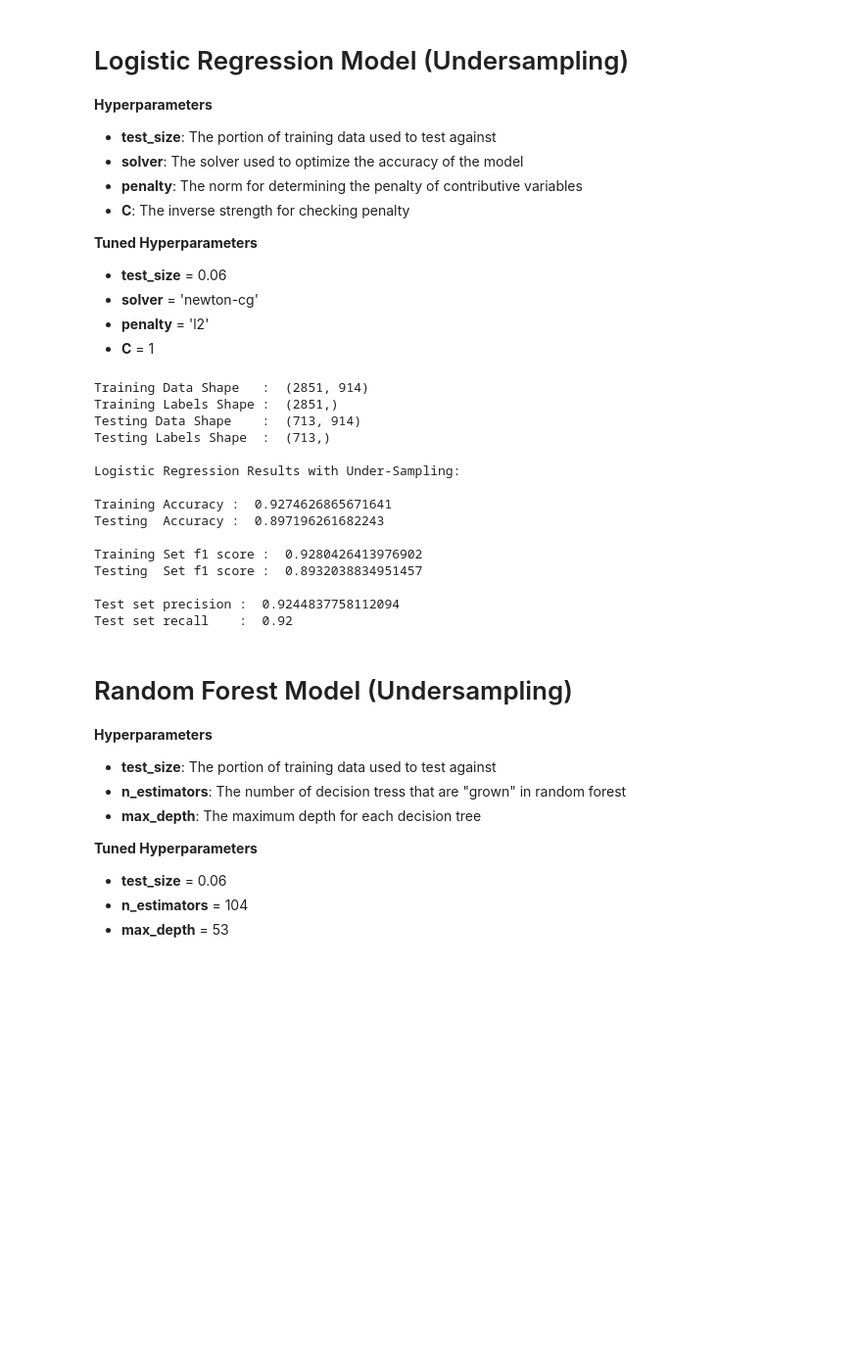
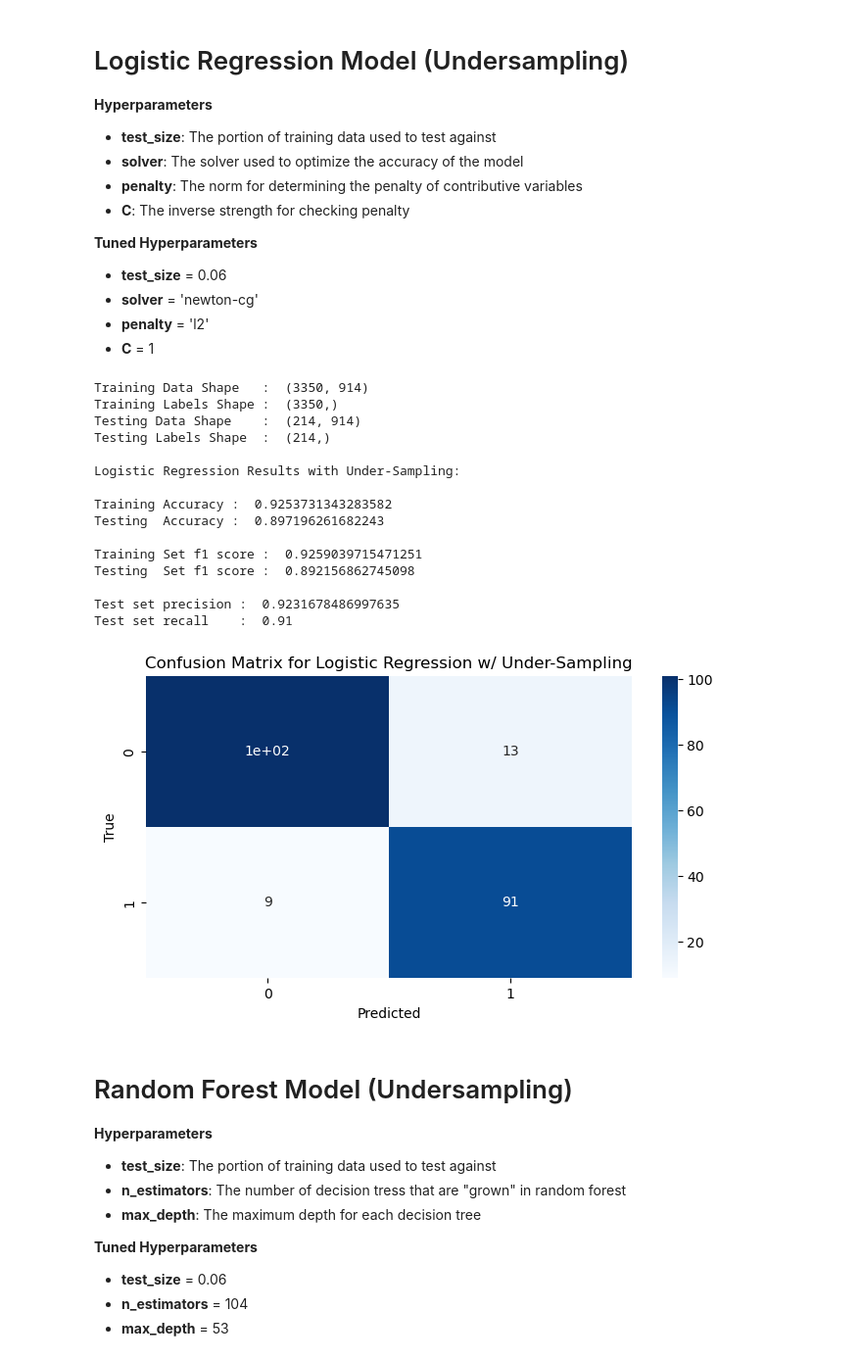
Before and after one commit to jalikens/CS484-DMA, a Jupyter notebook: Models.ipynb, the cells around one changed output. Shown: that part at 98% size. Saved outputs shown, nothing was run; the diff lists cells and outputs as text; code cells hidden in the pictures; blank space fills up the shorter version.

Commit message:
Added confusion matrix and KNN

```diff
--- a/Models.ipynb
+++ b/Models.ipynb
@@ -142,6 +142,0 @@ X.head()
-# %%
-pca = PCA(n_components=20)
-pca.fit(X)
-X_pca = pca.transform(X)
-X_pca = pd.DataFrame(X_pca)
-X_pca.head()
@@ -180,44 +168,55 @@ X_train_u, X_test_u, Y_train_u, Y_test_u = train_test_split(X_under, Y_under, te
 
 print('Training Data Shape   : ', X_train_u.shape)
 print('Training Labels Shape : ', Y_train_u.shape)
 print('Testing Data Shape    : ', X_test_u.shape)
 print('Testing Labels Shape  : ', Y_test_u.shape)
 print()
 
 lr_model = LogisticRegression(max_iter=200, solver='newton-cg', penalty='l2', C=1)
-lr_model.fit(X_train_u,Y_train_u);
+lr_model.fit(X_train_u,Y_train_u)
 
-pred_train_lr = lr_model.predict(X_train_u);
+pred_train_lr = lr_model.predict(X_train_u)
 pred_test_lr  = lr_model.predict(X_test_u)
 
 print('Logistic Regression Results with Under-Sampling:')
 print()
 print('Training Accuracy : ', accuracy_score(Y_train_u, pred_train_lr))
 print('Testing  Accuracy : ', accuracy_score(Y_test_u, pred_test_lr))
 
 # Checking f1 score, precision and recall
 print()
 print('Training Set f1 score : ', f1_score(Y_train_u, pred_train_lr))
 print('Testing  Set f1 score : ', f1_score(Y_test_u, pred_test_lr))
 print()
 print('Test set precision : ', precision_score(Y_train_u, pred_train_lr))
 print('Test set recall    : ', recall_score(Y_test_u, pred_test_lr))
+
+# showing confusion matrix results
+cm = confusion_matrix(Y_test_u, pred_test_lr)
+
+plt.figure(figsize = (8,4), dpi = 100)
+sns.heatmap(cm, annot=True, cmap="Blues")
+plt.title("Confusion Matrix for Logistic Regression w/ Under-Sampling")
+plt.xlabel("Predicted")
+plt.ylabel("True")
+plt.show()
 # %% [output]
-Training Data Shape   :  (2851, 914)
-Training Labels Shape :  (2851,)
-Testing Data Shape    :  (713, 914)
-Testing Labels Shape  :  (713,)
+Training Data Shape   :  (3350, 914)
+Training Labels Shape :  (3350,)
+Testing Data Shape    :  (214, 914)
+Testing Labels Shape  :  (214,)
 
 Logistic Regression Results with Under-Sampling:
 
-Training Accuracy :  0.9274626865671641
+Training Accuracy :  0.9253731343283582
 Testing  Accuracy :  0.897196261682243
 
-Training Set f1 score :  0.9280426413976902
-Testing  Set f1 score :  0.8932038834951457
+Training Set f1 score :  0.9259039715471251
+Testing  Set f1 score :  0.892156862745098
 
-Test set precision :  0.9244837758112094
-Test set recall    :  0.92
+Test set precision :  0.9231678486997635
+Test set recall    :  0.91
+[figure, added]
 # %% [markdown]
 # Random Forest Model (Undersampling)
 
```
Also changed, not shown: parts of 11 cells of this notebook, 1 other file.
